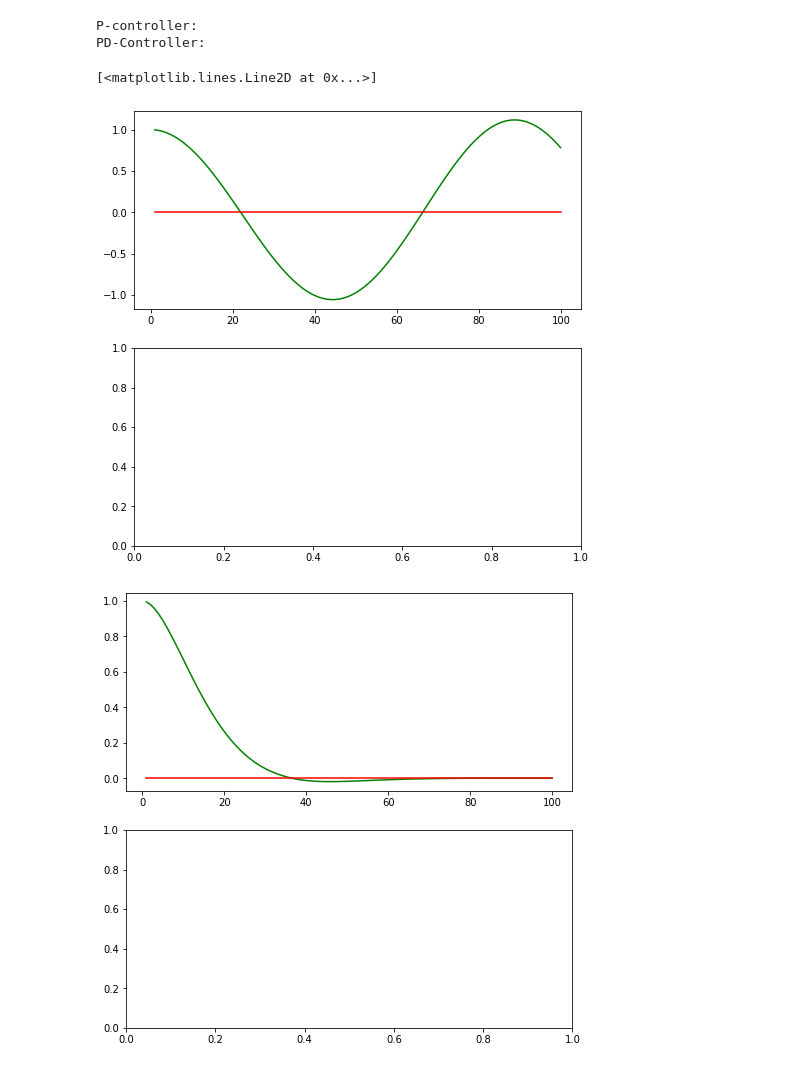
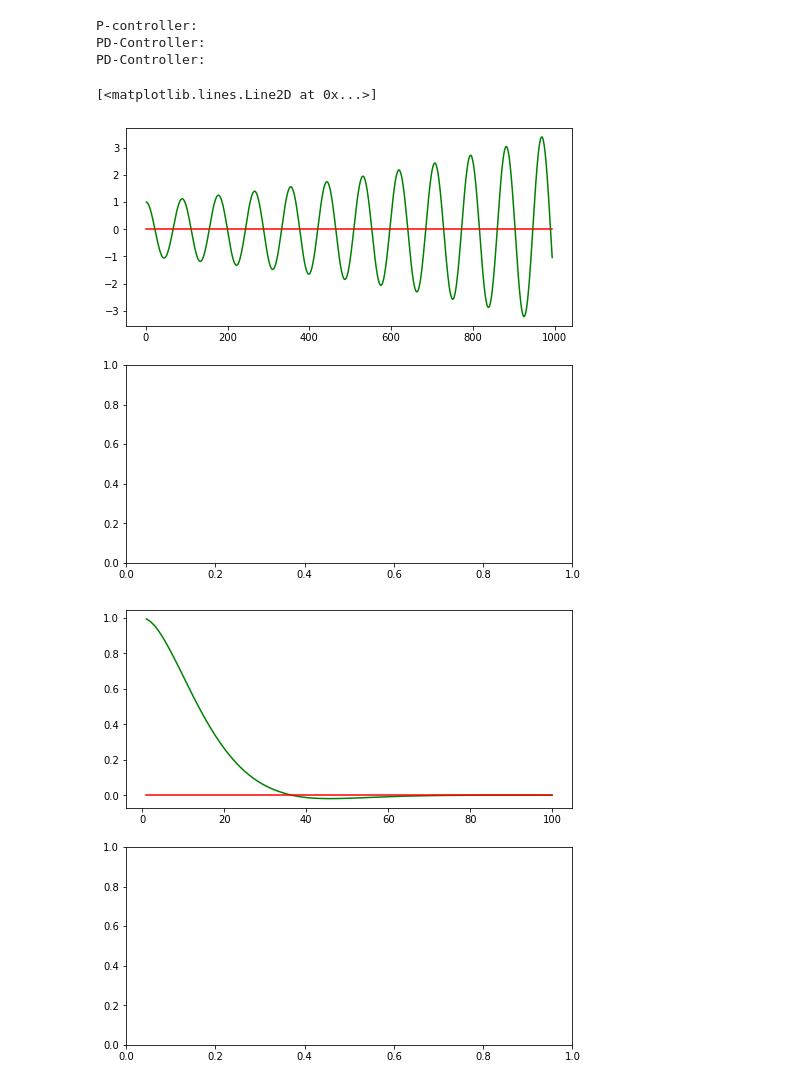
Before and after one commit to archie1983/CS373_AI_for_robotics_Udacity, a Jupyter notebook: Lesson5-Robot_Motion_Control/quizzes/PID-Control.ipynb, the cells around one changed output. Saved outputs shown, nothing was run; the diff lists cells and outputs as text; code cells hidden in the pictures.

Commit message:
Example for a P-control, when drift of 10 degrees is present.

```diff
--- a/Lesson5-Robot_Motion_Control/quizzes/PID-Control.ipynb
+++ b/Lesson5-Robot_Motion_Control/quizzes/PID-Control.ipynb
@@ -140,33 +140,47 @@ def run_pd(robot, tau_p, tau_d, n=100, speed=1.0):
         #print(robot)
         x_trajectory.append(robot.x)
         y_trajectory.append(robot.y)
 
     return x_trajectory, y_trajectory
 
 # AE: P-controller output
-x_trajectory, y_trajectory = run_p(robot, 0.1, 100)
+x_trajectory, y_trajectory = run_p(robot, 0.1, 1000)
 # n = 13 speed = 2 tau = 0.947451418831 Starting from (0, 1, 0)
 #x_trajectory, y_trajectory = run(robot, 0.947451418831, 13, 2.0)
 
 n = len(x_trajectory)
 
 fig, (ax1, ax2) = plt.subplots(2, 1, figsize=(8, 8))
 print("P-controller:")
 ax1.plot(x_trajectory, y_trajectory, 'g', label='P controller')
 ax1.plot(x_trajectory, np.zeros(n), 'r', label='reference')
 
+# AE: Now let's try out PD-controller output
 robot = Robot()
 robot.set(0.0, 1.0, 0.0)
 x_trajectory, y_trajectory = run_pd(robot, 0.2, 3.0)
 n = len(x_trajectory)
 
 fig, (ax1, ax2) = plt.subplots(2, 1, figsize=(8, 8))
 print("PD-Controller:")
 ax1.plot(x_trajectory, y_trajectory, 'g', label='PD controller')
 ax1.plot(x_trajectory, np.zeros(n), 'r', label='reference')
+
+# AE: Now let's try out PD-controller output with steering drift (10 degree misalignment of front wheels of the car.)
+robot = Robot()
+robot.set(0.0, 1.0, 0.0)
+robot.set_steering_drift(10.0 / 180.0 * np.pi)
+x_trajectory, y_trajectory = run_pd(robot, 0.2, 0., 1000)
+n = len(x_trajectory)
+
+fig, (ax1, ax2) = plt.subplots(2, 1, figsize=(8, 8))
+print("PD-Controller:")
+ax1.plot(x_trajectory, y_trajectory, 'g', label='PD controller')
+ax1.plot(x_trajectory, np.zeros(n), 'r', label='reference')
 # %% [output]
 P-controller:
 PD-Controller:
+PD-Controller:
 [<matplotlib.lines.Line2D at 0x...>]
-[figure, old version]
+[figure, new version]
 [figure]
```
Also changed, not shown: parts of 1 cell of this notebook.
